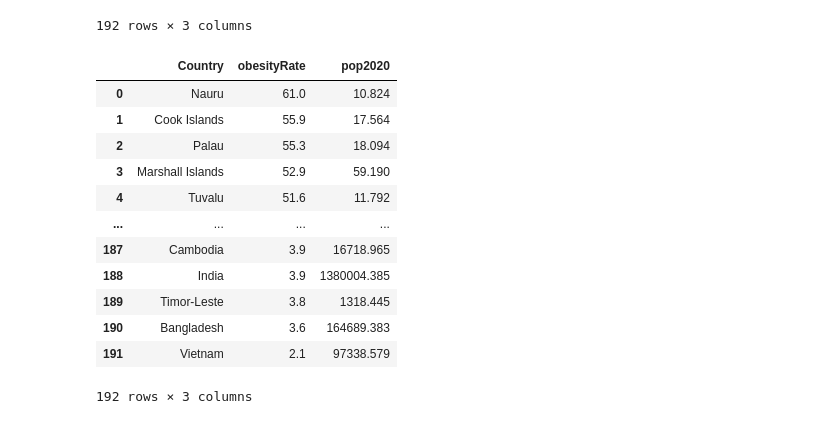
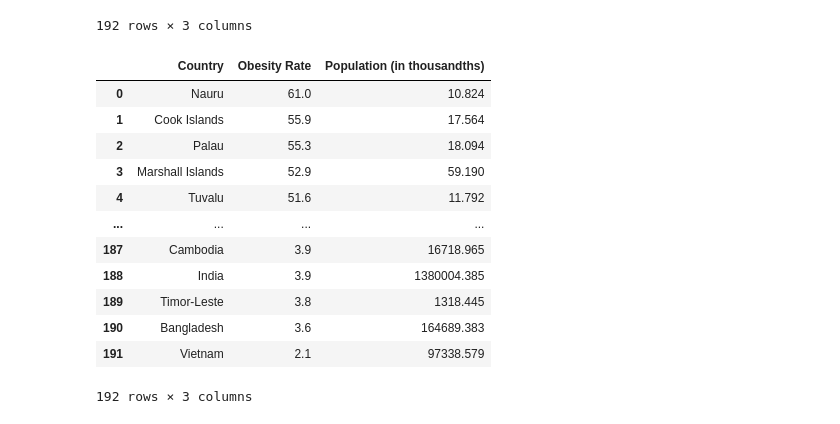
Before and after one commit to msflores10307/etl-project, a Jupyter notebook: Diabetes Prevalence.ipynb, the cells around one changed output. Drawn from its saved outputs; the diff is of its cells as text; code cells hidden in the pictures.

```diff
--- a/Diabetes Prevalence.ipynb
+++ b/Diabetes Prevalence.ipynb
@@ -65,10 +85,10 @@ obesity_data
 | 191 | Vietnam | 2.1 | 97338.579 |
 192 rows × 3 columns
 # %%
-obesity_data = obesity_data.rename(columns={"country": "Country"})
+obesity_data = obesity_data.rename(columns={"country": "Country", "obesityRate": "Obesity Rate", "pop2020": "Population (in thousandths)"})
 obesity_data
 # %% [output]
-|  | Country | obesityRate | pop2020 |
+|  | Country | Obesity Rate | Population (in thousandths) |
 | 0 | Nauru | 61.0 | 10.824 |
 | 1 | Cook Islands | 55.9 | 17.564 |
 | 2 | Palau | 55.3 | 18.094 |
```
Also changed, not shown: parts of 14 cells of this notebook.
